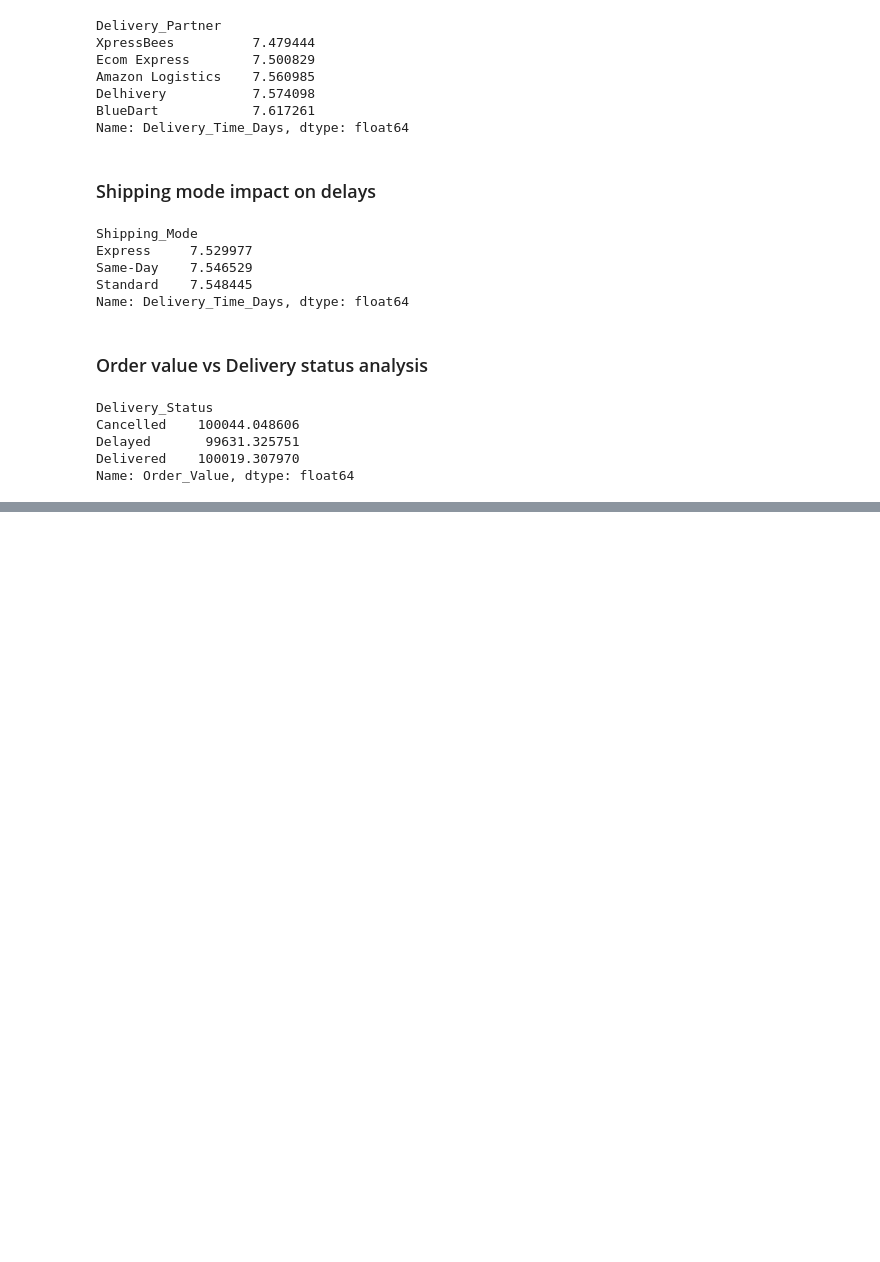
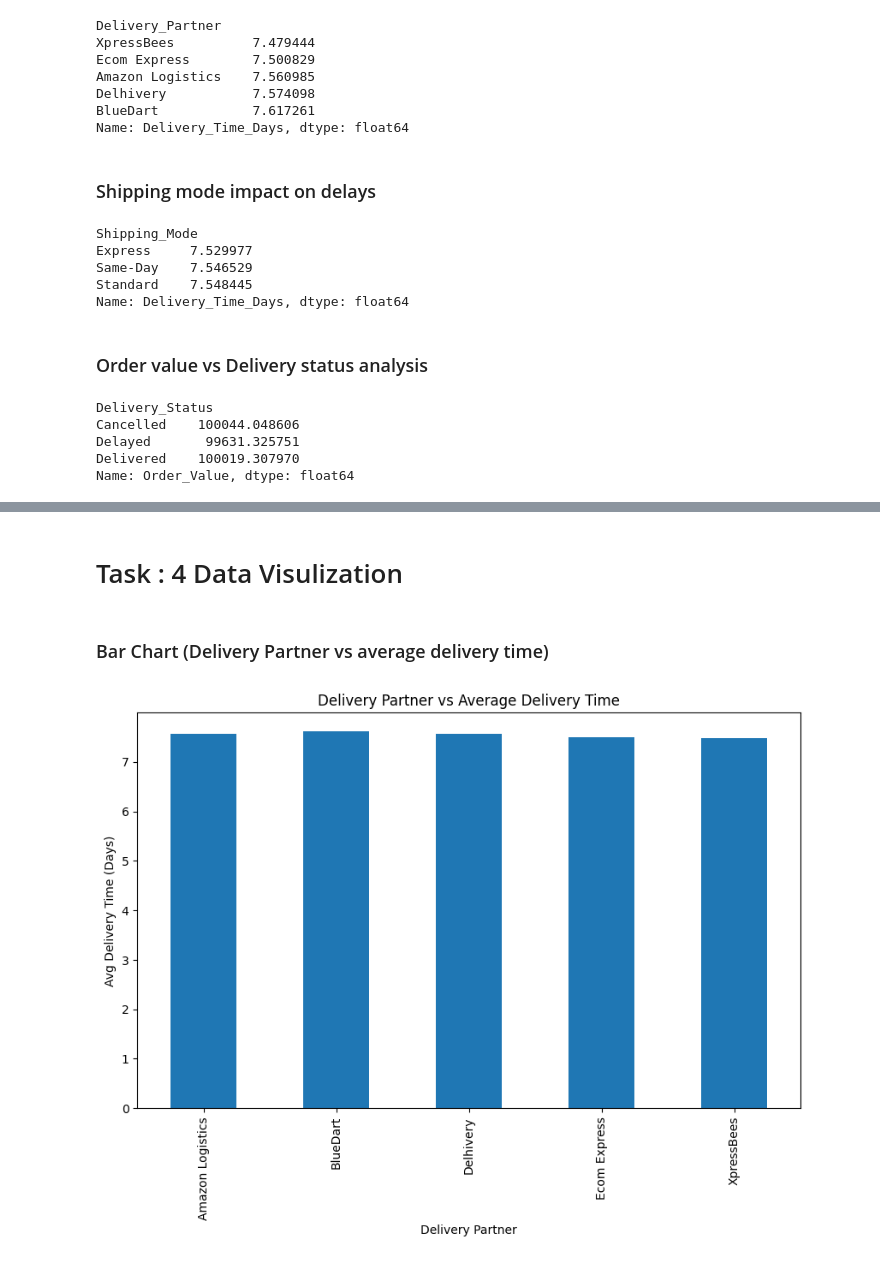
Before and after one commit to isamaliya16/E_Commerce_Logistics_Data_Analysis_Project, a Jupyter notebook: Ayush_Isamaliya_11225_PythonAnalzers.ipynb, the cells around one changed output, grey strips where cells are left out. Drawn from its saved outputs; the diff is of its cells as text; code cells hidden in the pictures; blank space fills up the shorter version.

```diff
--- a/Ayush_Isamaliya_11225_PythonAnalzers.ipynb
+++ b/Ayush_Isamaliya_11225_PythonAnalzers.ipynb
@@ -247,0 +261,13 @@ Name: Order_Value, dtype: float64
+# %% [markdown]
+# Task : 4 Data Visulization
+# %% [markdown]
+### Bar Chart (Delivery Partner vs average delivery time)
+# %%
+plt.figure(figsize=(10,6))
+df.groupby('Delivery_Partner')['Delivery_Time_Days'].mean().plot(kind='bar')
+plt.title("Delivery Partner vs Average Delivery Time")
+plt.xlabel("Delivery Partner")
+plt.ylabel("Avg Delivery Time (Days)")
+plt.show()
+# %% [output]
+[figure, added]
```
Also changed, not shown: parts of 10 cells of this notebook.
